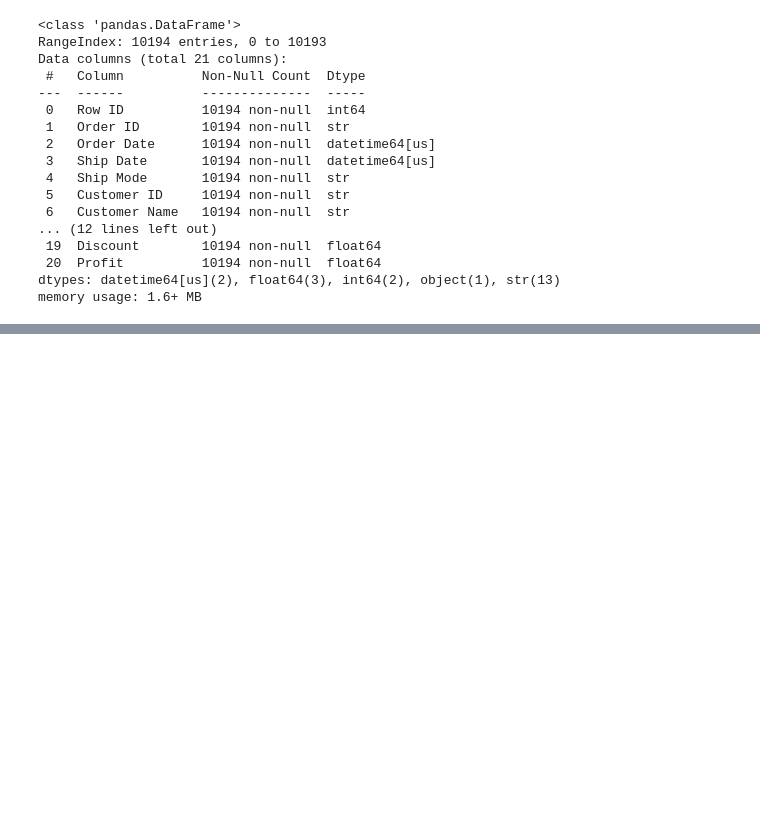
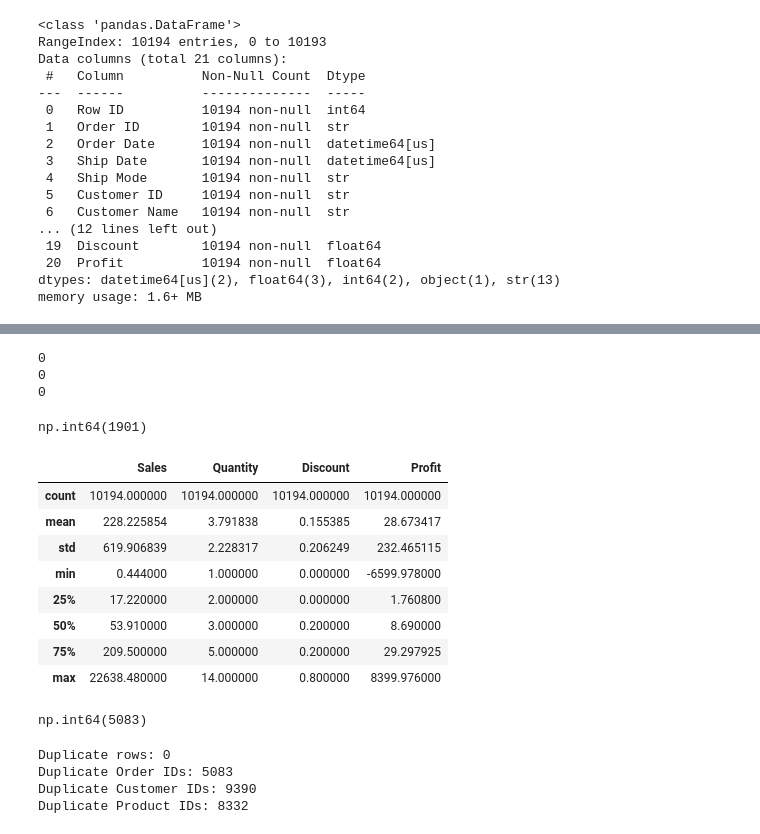
Before and after one commit to KashishSirohiwal/ShadowFox, a Jupyter notebook: Beginner/notebooks/beginner_superstore_sales_analysis.ipynb, the cells around one changed output, grey strips where cells are left out. Drawn from its saved outputs; the diff is of its cells as text; code cells hidden in the pictures; blank space fills up the shorter version.

Commit message:
feat: Complete data cleaning and preparation

```diff
--- a/Beginner/notebooks/beginner_superstore_sales_analysis.ipynb
+++ b/Beginner/notebooks/beginner_superstore_sales_analysis.ipynb
@@ -80,0 +162,4 @@ df.describe()
+# %%
+# Check columns names
+df.columns = df.columns.str.strip() # Standardize
+df.columns.tolist()
@@ -80,0 +254,53 @@ df.describe()
+# %%
+# Validate numerical columns
+
+# Quantity shouldn't be negative or zero for a normal sales transaction.
+print((df["Quantity"] <= 0).sum())
+
+# Sales should not be negative.
+print((df["Sales"] < 0).sum())
+
+# Discount should normally lie between 0 and 1 if represented as a proportion.
+print(((df["Discount"] < 0) | (df["Discount"] > 1)).sum())
+# %% [output]
+0
+0
+0
+# %%
+# Not a data-quality check, simply measuring how many loss-making transactions exist.
+(df["Profit"] < 0).sum()
+# %% [output]
+np.int64(1901)
+# %%
+# Validate the relationship between Sales, Quantity and Price
+df[["Sales", "Quantity", "Discount", "Profit"]].describe()
+# %% [output]
+|  | Sales | Quantity | Discount | Profit |
+| count | 10194.000000 | 10194.000000 | 10194.000000 | 10194.000000 |
+| mean | 228.225854 | 3.791838 | 0.155385 | 28.673417 |
+| std | 619.906839 | 2.228317 | 0.206249 | 232.465115 |
+| min | 0.444000 | 1.000000 | 0.000000 | -6599.978000 |
+| 25% | 17.220000 | 2.000000 | 0.000000 | 1.760800 |
+| 50% | 53.910000 | 3.000000 | 0.200000 | 8.690000 |
+| 75% | 209.500000 | 5.000000 | 0.200000 | 29.297925 |
+| max | 22638.480000 | 14.000000 | 0.800000 | 8399.976000 |
+# %%
+# Recheck duplicates
+
+# Order ID can legitimately occur multiple times because one order can contain multiple products.
+df['Order ID'].duplicated().sum()
+# %% [output]
+np.int64(5083)
+# %%
+print("Duplicate rows:", df.duplicated().sum())
+
+print("Duplicate Order IDs:", df["Order ID"].duplicated().sum())
+
+print("Duplicate Customer IDs:", df["Customer ID"].duplicated().sum())
+
+print("Duplicate Product IDs:", df["Product ID"].duplicated().sum())
+# %% [output]
+Duplicate rows: 0
+Duplicate Order IDs: 5083
+Duplicate Customer IDs: 9390
+Duplicate Product IDs: 8332
```
Also changed, not shown: parts of 10 cells of this notebook.
